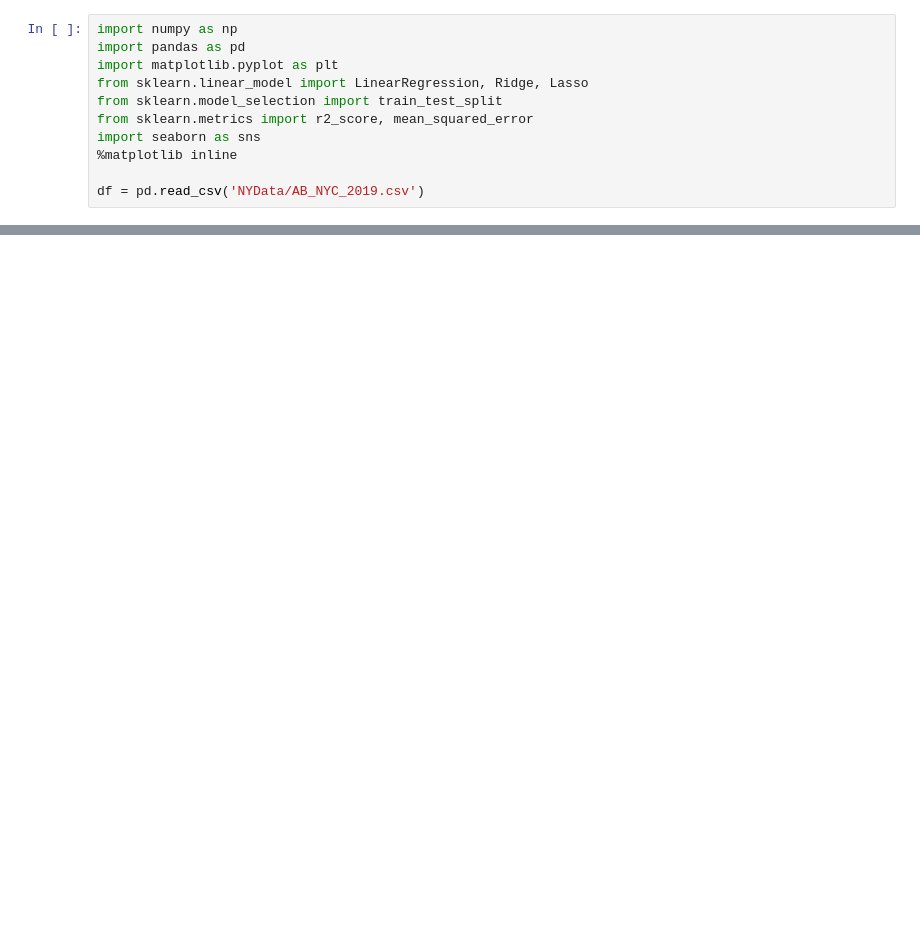
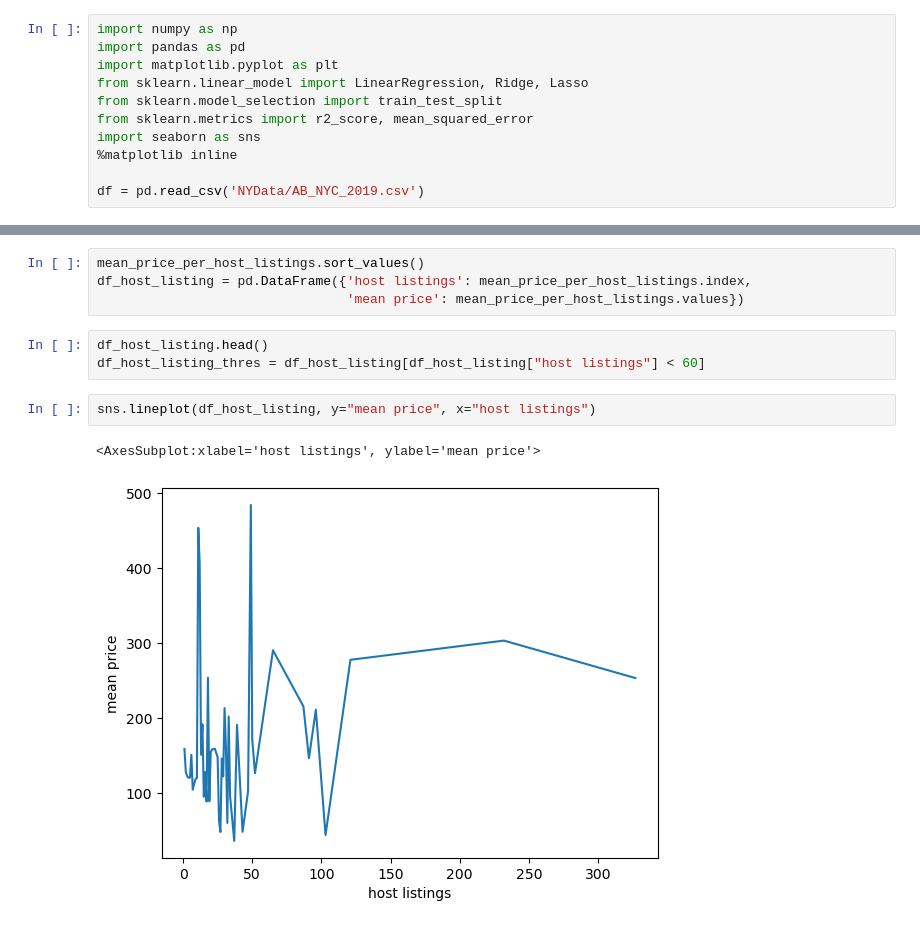
Before and after one commit to ConstantinKurz/BostonAirBnBBlogPost, a Jupyter notebook: NYBlogPost.ipynb, the cells around one changed output, grey strips where cells are left out. Saved outputs shown, nothing was run; the diff lists cells and outputs as text; blank space fills up the shorter version.

```diff
--- a/NYBlogPost.ipynb
+++ b/NYBlogPost.ipynb
@@ -39,0 +114,12 @@ sns.lineplot(df, x="price", y="number_of_reviews")
+# %%
+mean_price_per_host_listings.sort_values()
+df_host_listing = pd.DataFrame({'host listings': mean_price_per_host_listings.index,
+                                'mean price': mean_price_per_host_listings.values})
+# %%
+df_host_listing.head()
+df_host_listing_thres = df_host_listing[df_host_listing["host listings"] < 60]
+# %%
+sns.lineplot(df_host_listing, y="mean price", x="host listings")
+# %% [output]
+<AxesSubplot:xlabel='host listings', ylabel='mean price'>
+[figure, added]
```
Also changed, not shown: parts of 36 cells of this notebook, 6 other files.
